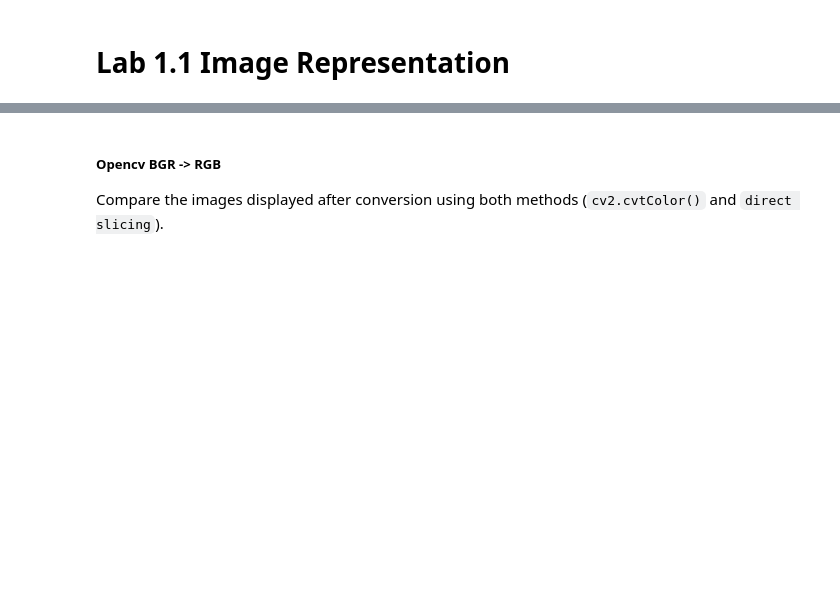
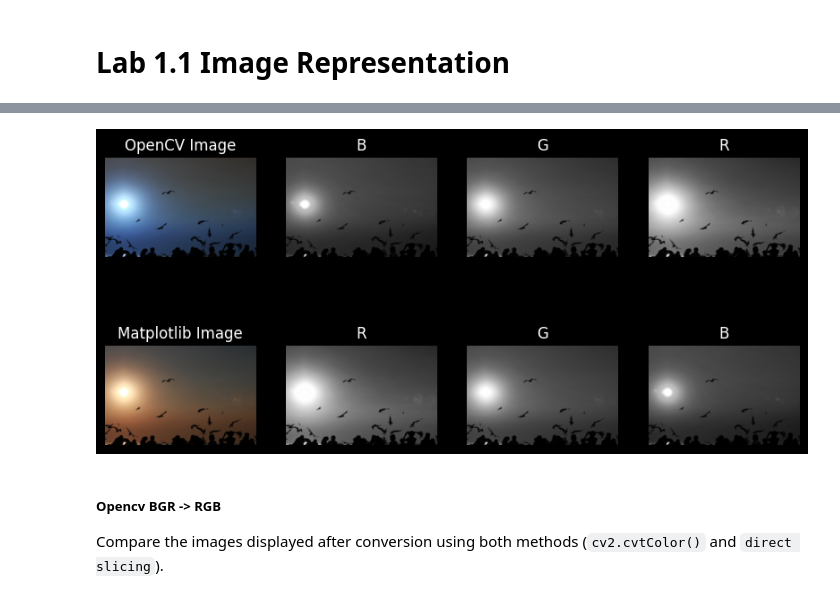
Before and after one commit to pomneii/Image-Processing, a Jupyter notebook: Lab1_image-representation/Lab1_1.ipynb, the cells around one changed output, grey strips where cells are left out. Cells and saved outputs as stored; diff of their text form; code cells hidden in the pictures; blank space fills up the shorter version.

```diff
--- a/Lab1_image-representation/Lab1_1.ipynb
+++ b/Lab1_image-representation/Lab1_1.ipynb
@@ -89,3 +79,47 @@ plt.show()
+# %%
+### START CODE HERE ###
+fig, axs = plt.subplots(2, 4, figsize=(10, 5)) # row, column, size
+
+# original cv
+axs[0, 0].imshow(cv_img) # OpenCV reads images in BGR format
+axs[0, 0].set_title("OpenCV Image") # set title
+axs[0, 0].axis("off")
+
+axs[0, 1].imshow(cv_img[:, :, 0], cmap="gray") # OpenCV reads images in BGR format
+axs[0, 1].set_title("B") # set title
+axs[0, 1].axis("off")
+
+axs[0, 2].imshow(cv_img[:, :, 1], cmap="gray") # OpenCV reads images in BGR format
+axs[0, 2].set_title("G") # set title
+axs[0, 2].axis("off")
+
+axs[0, 3].imshow(cv_img[:, :, 2], cmap="gray") # OpenCV reads images in BGR format
+axs[0, 3].set_title("R") # set title
+axs[0, 3].axis("off")
+
+
+# original mpl
+axs[1, 0].imshow(mpl_img) # Matplotlib reads images in RGB format
+axs[1, 0].set_title("Matplotlib Image") # set title
+axs[1, 0].axis("off")
+
+axs[1, 1].imshow(mpl_img[:, :, 0], cmap="gray") # Matplotlib reads images in RGB format
+axs[1, 1].set_title("R") # set title
+axs[1, 1].axis("off")
+
+axs[1, 2].imshow(mpl_img[:, :, 1], cmap="gray") # Matplotlib reads images in RGB format
+axs[1, 2].set_title("G") # set title
+axs[1, 2].axis("off")
+
+axs[1, 3].imshow(mpl_img[:, :, 2], cmap="gray") # Matplotlib reads images in RGB format
+axs[1, 3].set_title("B") # set title
+axs[1, 3].axis("off")
+
+
+plt.show()
+### END CODE HERE ###
+# %% [output]
+[figure, added]
 # %% [markdown]
 ##### Opencv BGR -> RGB
 Compare the images displayed after conversion using both methods (`cv2.cvtColor()` and `direct slicing`).
```
Also changed, not shown: parts of 21 cells of this notebook, 7 other files.
